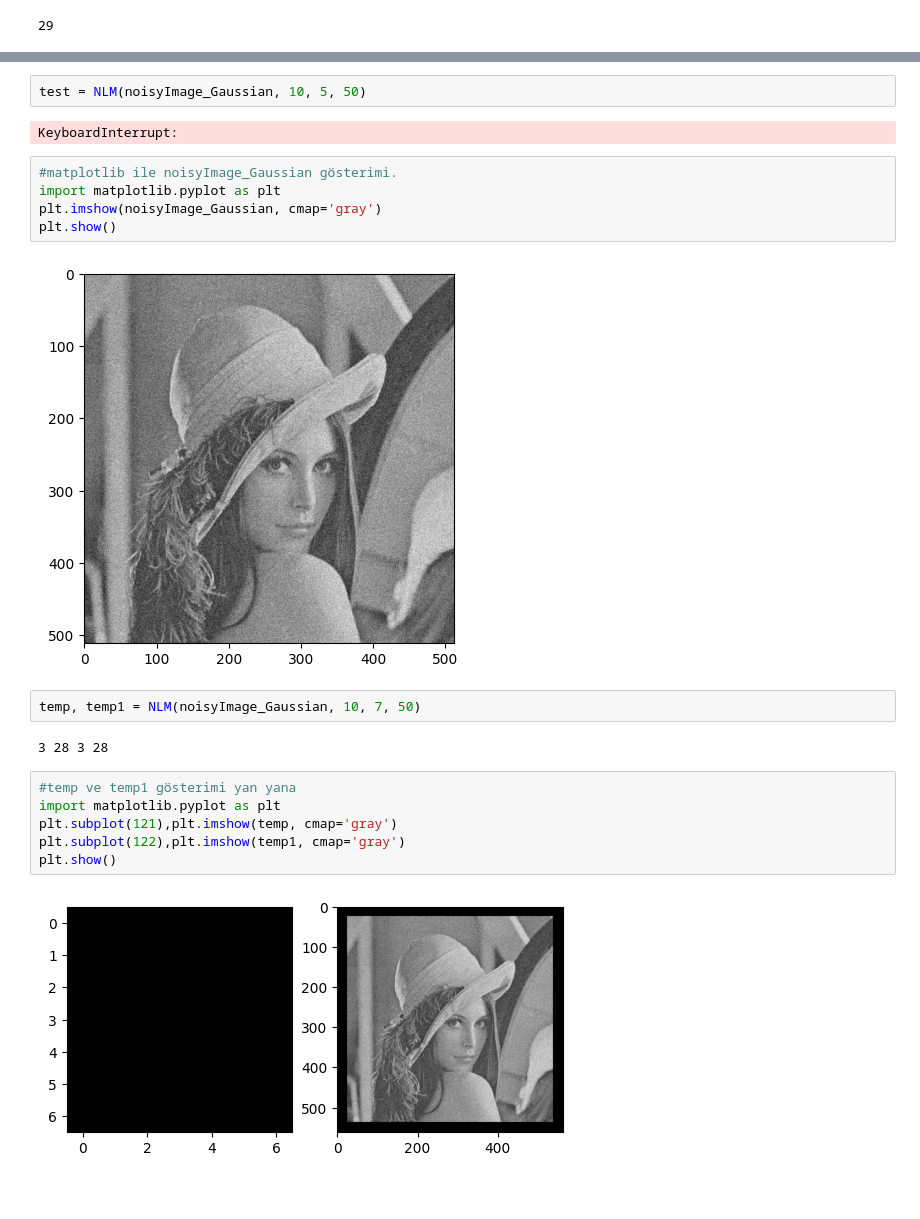
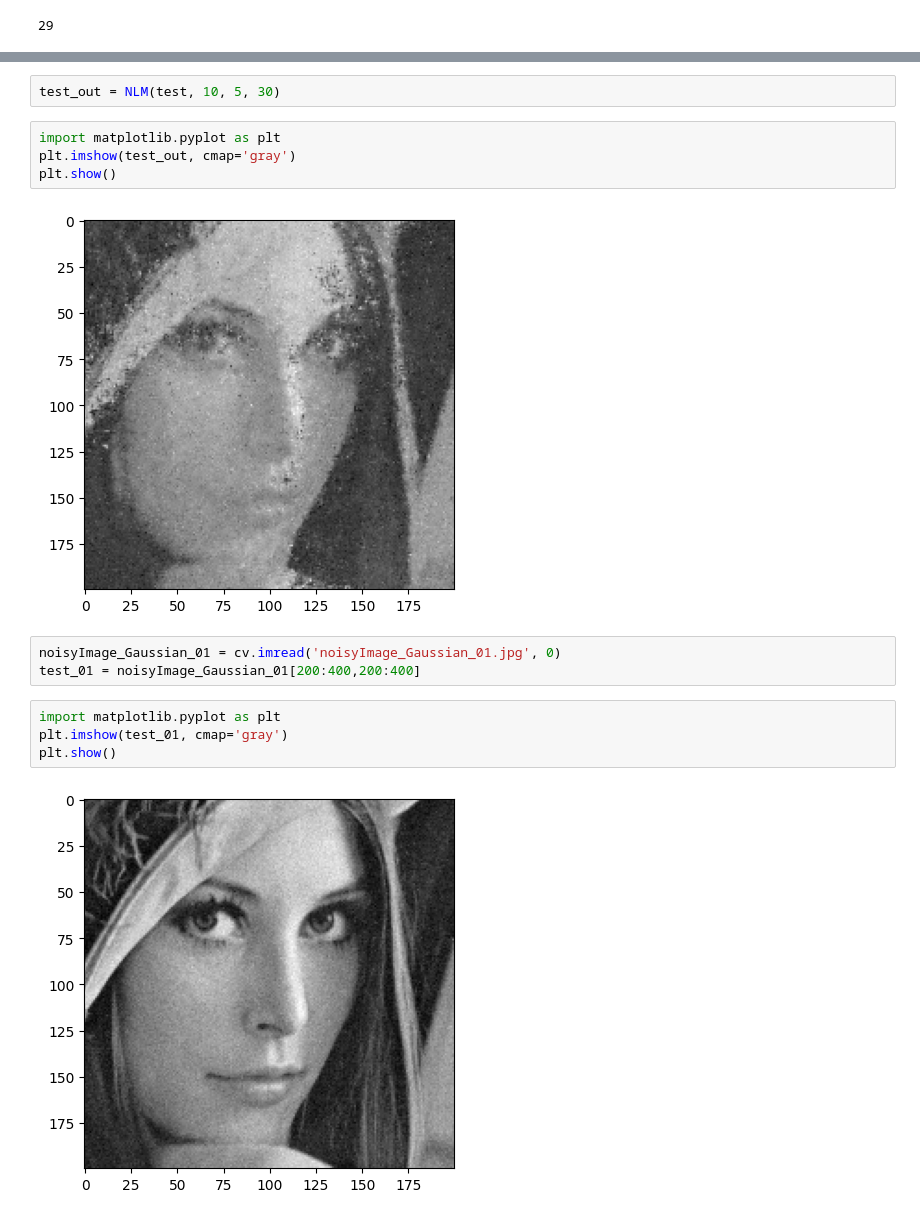
Before and after one commit to emre-bl/Non-local-Means-NLM-filter, a Jupyter notebook: NLM.ipynb, the cells around one changed output, grey strips where cells are left out. Drawn from its saved outputs; the diff is of its cells as text.

```diff
--- a/NLM.ipynb
+++ b/NLM.ipynb
@@ -43,23 +52,17 @@ noisyImage_Gaussian = cv.imread('noisyImage_Gaussian.jpg', 0)
 # %%
-test = NLM(noisyImage_Gaussian, 10, 5, 50)
+test_out = NLM(test, 10, 5, 30)
-# %% [output]
-KeyboardInterrupt:
 # %%
-#matplotlib ile noisyImage_Gaussian gösterimi.
 import matplotlib.pyplot as plt
-plt.imshow(noisyImage_Gaussian, cmap='gray')
+plt.imshow(test_out, cmap='gray')
 plt.show()
 # %% [output]
-[figure, old version]
+[figure, new version]
-# %%
-temp, temp1 = NLM(noisyImage_Gaussian, 10, 7, 50)
-# %% [output]
-3 28 3 28
+# %%
+noisyImage_Gaussian_01 = cv.imread('noisyImage_Gaussian_01.jpg', 0)
+test_01 = noisyImage_Gaussian_01[200:400,200:400]
 # %%
-#temp ve temp1 gösterimi yan yana
 import matplotlib.pyplot as plt
-plt.subplot(121),plt.imshow(temp, cmap='gray')
-plt.subplot(122),plt.imshow(temp1, cmap='gray')
+plt.imshow(test_01, cmap='gray')
 plt.show()
 # %% [output]
-[figure, old version]
+[figure, new version]
```
Also changed, not shown: parts of 5 cells of this notebook.
